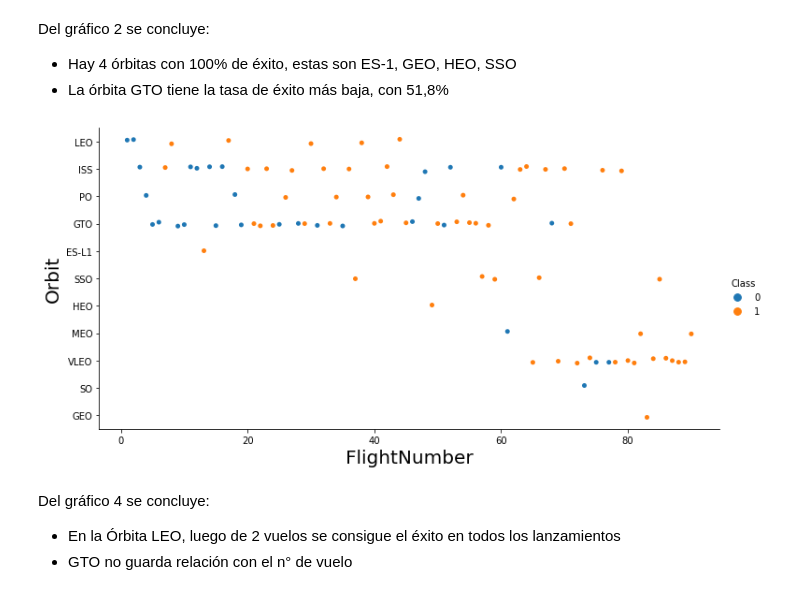
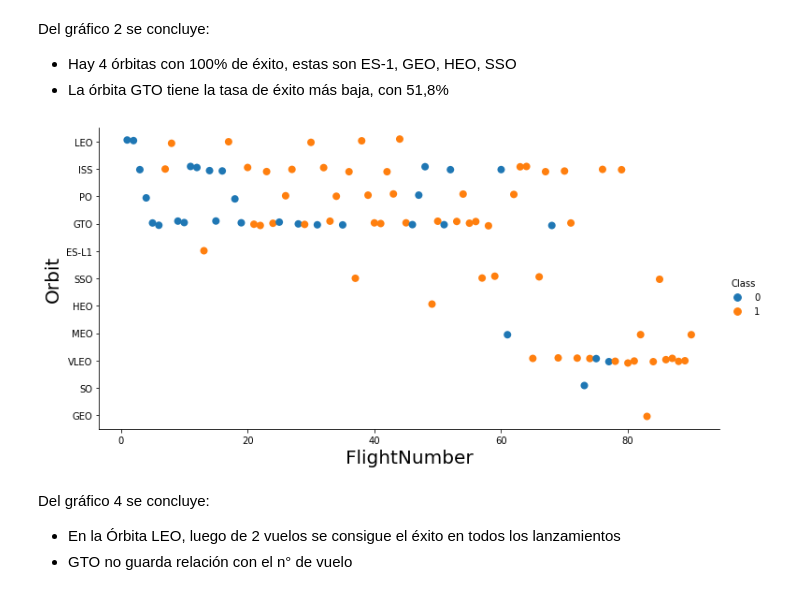
Before and after one commit to pAAAt0/IBM_DS_Capsone, a Jupyter notebook: DSC_00_Course_notebook.ipynb, the cells around one changed output. Saved outputs shown, nothing was run; the diff lists cells and outputs as text; code cells hidden in the pictures.

```diff
--- a/DSC_00_Course_notebook.ipynb
+++ b/DSC_00_Course_notebook.ipynb
@@ -1074,13 +1112,13 @@ Del gráfico 2 se concluye:
 - La órbita GTO tiene la tasa de éxito más baja, con 51,8%
 # %%
 #4. Visualize the relationship between FlightNumber and Orbit type
-sns.catplot(y="Orbit", x="FlightNumber", hue="Class", data=df, height=5, aspect = 2)
+sns.catplot(y="Orbit", x="FlightNumber", hue="Class", data=df, height=5, aspect = 2,s=8)
 plt.xlabel("FlightNumber",fontsize=20)
 plt.ylabel("Orbit",fontsize=20)
 
 plt.show()
 # %% [output]
-[figure, old version]
+[figure, new version]
 # %% [markdown]
 Del gráfico 4 se concluye:
 - En la Órbita LEO, luego de 2 vuelos se consigue el éxito en todos los lanzamientos
```
Also changed, not shown: parts of 22 cells of this notebook.
